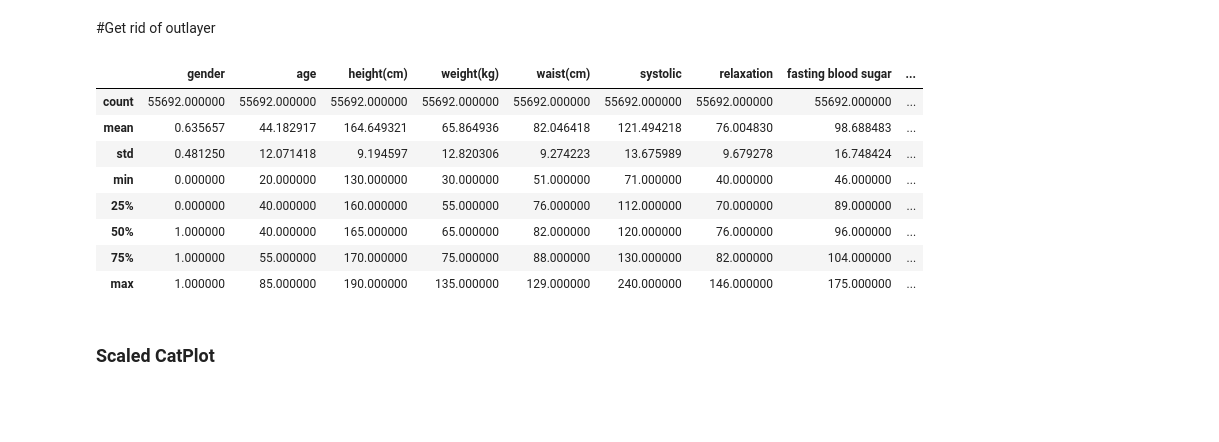
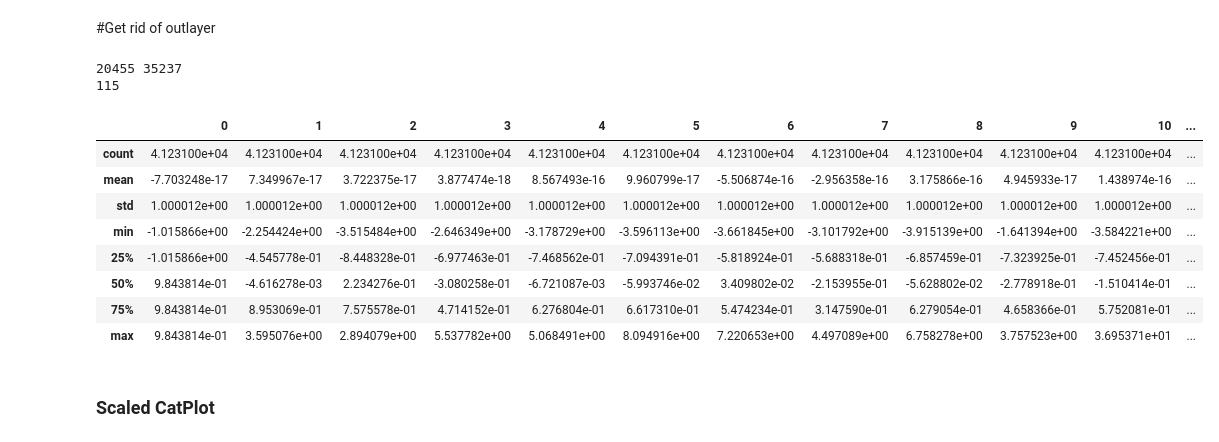
Before and after one commit to AtesBurak1/Ceng-474-Final, a Jupyter notebook: Smoking.ipynb, the cells around one changed output. Drawn from its saved outputs; the diff is of its cells as text; code cells hidden in the pictures; blank space fills up the shorter version.

```diff
--- a/Smoking.ipynb
+++ b/Smoking.ipynb
@@ -106,18 +106,69 @@ df['serum creatinine'] = np.clip(df['serum creatinine'], 0, 2)
 df['fasting blood sugar'] = np.clip(df['fasting blood sugar'], 0, 175)
 df['triglyceride'] = np.clip(df['triglyceride'], 0, 400)
 df['hemoglobin'] = np.clip(df['hemoglobin'], 8, 20)
+# %%
+temp_df = df.copy()
+def split_data():
+  rows_for_test = []
+
+  test_zero_label = (temp_df['smoking'] == 0).sum()
+  test_one_label = df.shape[0] - test_zero_label
+  print(test_one_label, test_zero_label)
+  test_zero_label = test_zero_label - test_one_label
+
+  counter_0 = int(test_zero_label/128)
+  count = 0
+  count1 = 0
+  print(counter_0)
+  index_0 = 0
+  index_1 = 0
+  quarter_for_0 = 1
+  quarter_for_1 = 1
+  lenght = temp_df.shape[0]
+  j = 1
+  while (quarter_for_0 != 128) and (index_0 < lenght):
+      if index_0 < lenght:
+         row_0 = temp_df.iloc[[index_0]]
+         if row_0['smoking'].iloc[0] == 0 and counter_0 > 0 and row_0['gender'].iloc[0] == 1:
+           rows_for_test.append(index_0)
+           counter_0 -= 1
+           count +=1
+
+      if counter_0 == 0:
+         counter_0 = int(test_zero_label/128)
+         index_0 = int(lenght/128 * quarter_for_0)
+         quarter_for_0 += 1
+
+      index_0+=1
+  rows_to_move = temp_df.iloc[rows_for_test]
+
+  # Deleting the extracted rows from temp_df
+  train = temp_df.drop(temp_df.index[rows_for_test])
+
+  return train
+
+new_df = split_data()
+Y = new_df['smoking']
+X = new_df.drop(['smoking'], axis=1)
+scaler = StandardScaler()
+X_standard = pd.DataFrame(scaler.fit_transform(X))
+scaler2 = MinMaxScaler()
+X_min_max = pd.DataFrame(scaler2.fit_transform(X))
+# %% [output]
+20455 35237
+115
 # %%
-df.describe() #Now we have more stable values
+X_standard.describe() #Now we have more stable values
 # %% [output]
-|  | gender | age | height(cm) | weight(kg) | waist(cm) | systolic | relaxation | fasting blood sugar | ... |
-| count | 55692.000000 | 55692.000000 | 55692.000000 | 55692.000000 | 55692.000000 | 55692.000000 | 55692.000000 | 55692.000000 | ... |
-| mean | 0.635657 | 44.182917 | 164.649321 | 65.864936 | 82.046418 | 121.494218 | 76.004830 | 98.688483 | ... |
-| std | 0.481250 | 12.071418 | 9.194597 | 12.820306 | 9.274223 | 13.675989 | 9.679278 | 16.748424 | ... |
-| min | 0.000000 | 20.000000 | 130.000000 | 30.000000 | 51.000000 | 71.000000 | 40.000000 | 46.000000 | ... |
-| 25% | 0.000000 | 40.000000 | 160.000000 | 55.000000 | 76.000000 | 112.000000 | 70.000000 | 89.000000 | ... |
-| 50% | 1.000000 | 40.000000 | 165.000000 | 65.000000 | 82.000000 | 120.000000 | 76.000000 | 96.000000 | ... |
-| 75% | 1.000000 | 55.000000 | 170.000000 | 75.000000 | 88.000000 | 130.000000 | 82.000000 | 104.000000 | ... |
-| max | 1.000000 | 85.000000 | 190.000000 | 135.000000 | 129.000000 | 240.000000 | 146.000000 | 175.000000 | ... |
+|  | 0 | 1 | 2 | 3 | 4 | 5 | 6 | 7 | 8 | 9 | 10 | ... |
+| count | 4.123100e+04 | 4.123100e+04 | 4.123100e+04 | 4.123100e+04 | 4.123100e+04 | 4.123100e+04 | 4.123100e+04 | 4.123100e+04 | 4.123100e+04 | 4.123100e+04 | 4.123100e+04 | ... |
+| mean | -7.703248e-17 | 7.349967e-17 | 3.722375e-17 | 3.877474e-18 | 8.567493e-16 | 9.960799e-17 | -5.506874e-16 | -2.956358e-16 | 3.175866e-16 | 4.945933e-17 | 1.438974e-16 | ... |
+| std | 1.000012e+00 | 1.000012e+00 | 1.000012e+00 | 1.000012e+00 | 1.000012e+00 | 1.000012e+00 | 1.000012e+00 | 1.000012e+00 | 1.000012e+00 | 1.000012e+00 | 1.000012e+00 | ... |
+| min | -1.015866e+00 | -2.254424e+00 | -3.515484e+00 | -2.646349e+00 | -3.178729e+00 | -3.596113e+00 | -3.661845e+00 | -3.101792e+00 | -3.915139e+00 | -1.641394e+00 | -3.584221e+00 | ... |
+| 25% | -1.015866e+00 | -4.545778e-01 | -8.448328e-01 | -6.977463e-01 | -7.468562e-01 | -7.094391e-01 | -5.818924e-01 | -5.688318e-01 | -6.857459e-01 | -7.323925e-01 | -7.452456e-01 | ... |
+| 50% | 9.843814e-01 | -4.616278e-03 | 2.234276e-01 | -3.080258e-01 | -6.721087e-03 | -5.993746e-02 | 3.409802e-02 | -2.153955e-01 | -5.628802e-02 | -2.778918e-01 | -1.510414e-01 | ... |
+| 75% | 9.843814e-01 | 8.953069e-01 | 7.575578e-01 | 4.714152e-01 | 6.276804e-01 | 6.617310e-01 | 5.474234e-01 | 3.147590e-01 | 6.279054e-01 | 4.658366e-01 | 5.752081e-01 | ... |
+| max | 9.843814e-01 | 3.595076e+00 | 2.894079e+00 | 5.537782e+00 | 5.068491e+00 | 8.094916e+00 | 7.220653e+00 | 4.497089e+00 | 6.758278e+00 | 3.757523e+00 | 3.695371e+01 | ... |
 # %% [markdown]
 ### Scaled CatPlot
 # %%
```
Also changed, not shown: parts of 19 cells of this notebook.
